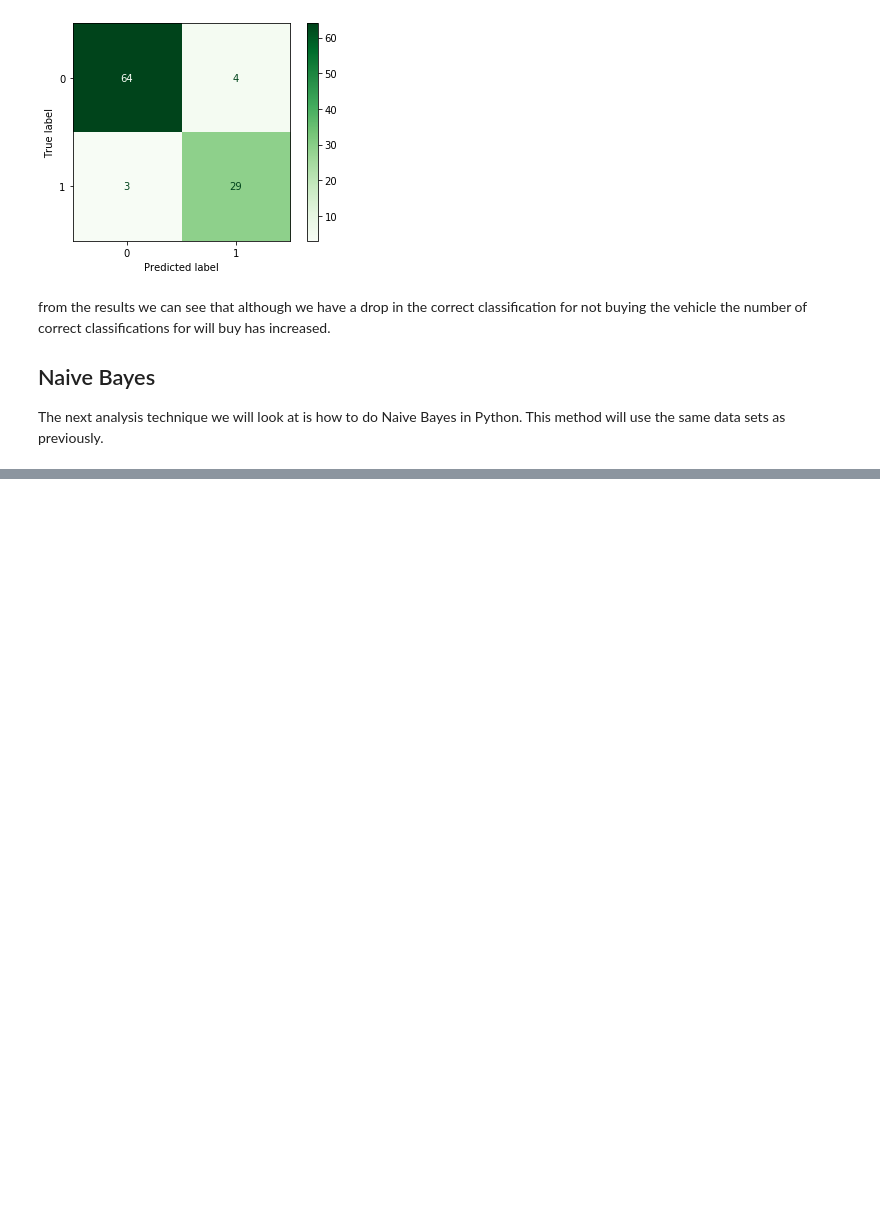
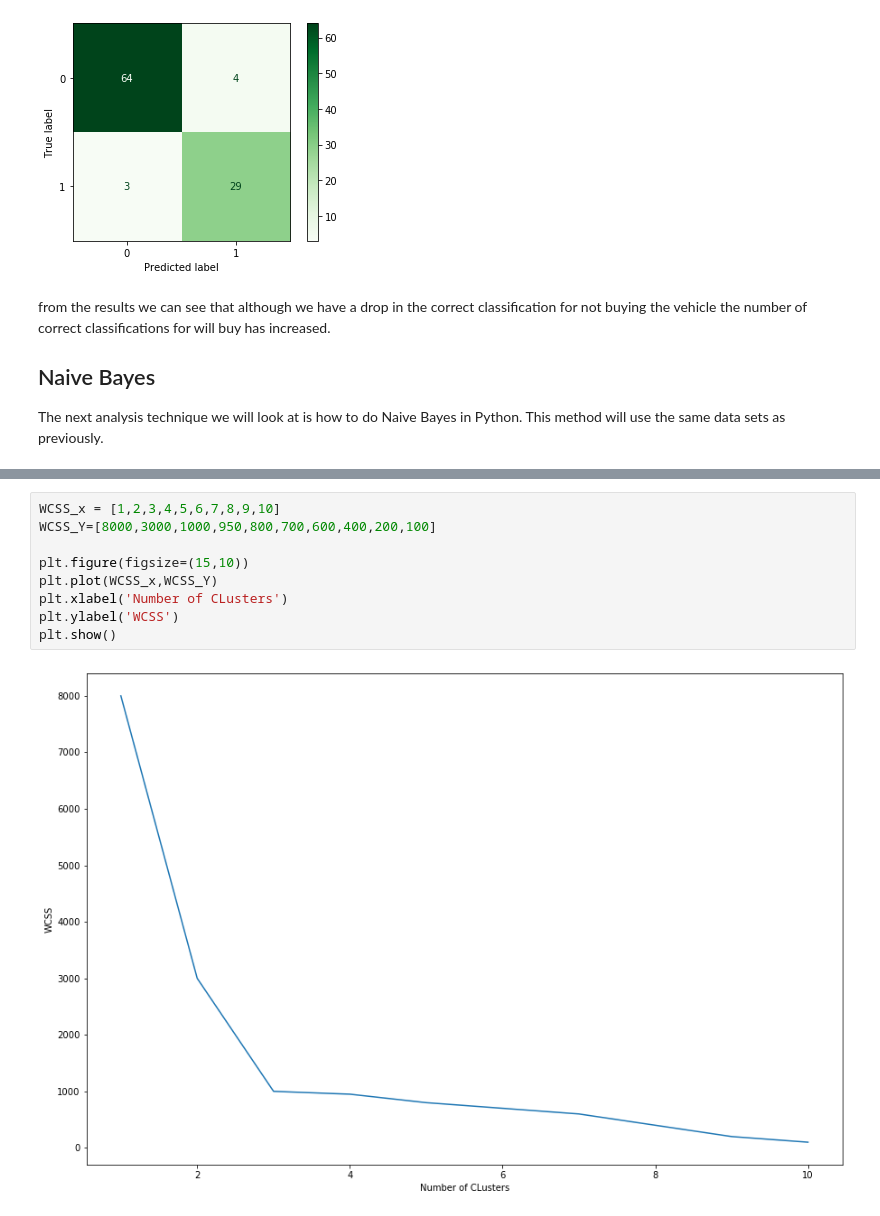
Before and after one commit to Poissonza/Python-Tutorial-Notes, a Jupyter notebook: 2_2 SkLearning Machine Learning.ipynb, the cells around one changed output, grey strips where cells are left out. Saved outputs shown, nothing was run; the diff lists cells and outputs as text; blank space fills up the shorter version.

```diff
--- a/2_2 SkLearning Machine Learning.ipynb
+++ b/2_2 SkLearning Machine Learning.ipynb
@@ -69,0 +152,11 @@ When we started looking at classification models we generally accept that if we
+# %%
+WCSS_x = [1,2,3,4,5,6,7,8,9,10]
+WCSS_Y=[8000,3000,1000,950,800,700,600,400,200,100]
+
+plt.figure(figsize=(15,10))
+plt.plot(WCSS_x,WCSS_Y)
+plt.xlabel('Number of CLusters')
+plt.ylabel('WCSS')
+plt.show()
+# %% [output]
+[figure, added]
```
Also changed, not shown: parts of 12 cells of this notebook, 1 other file.
